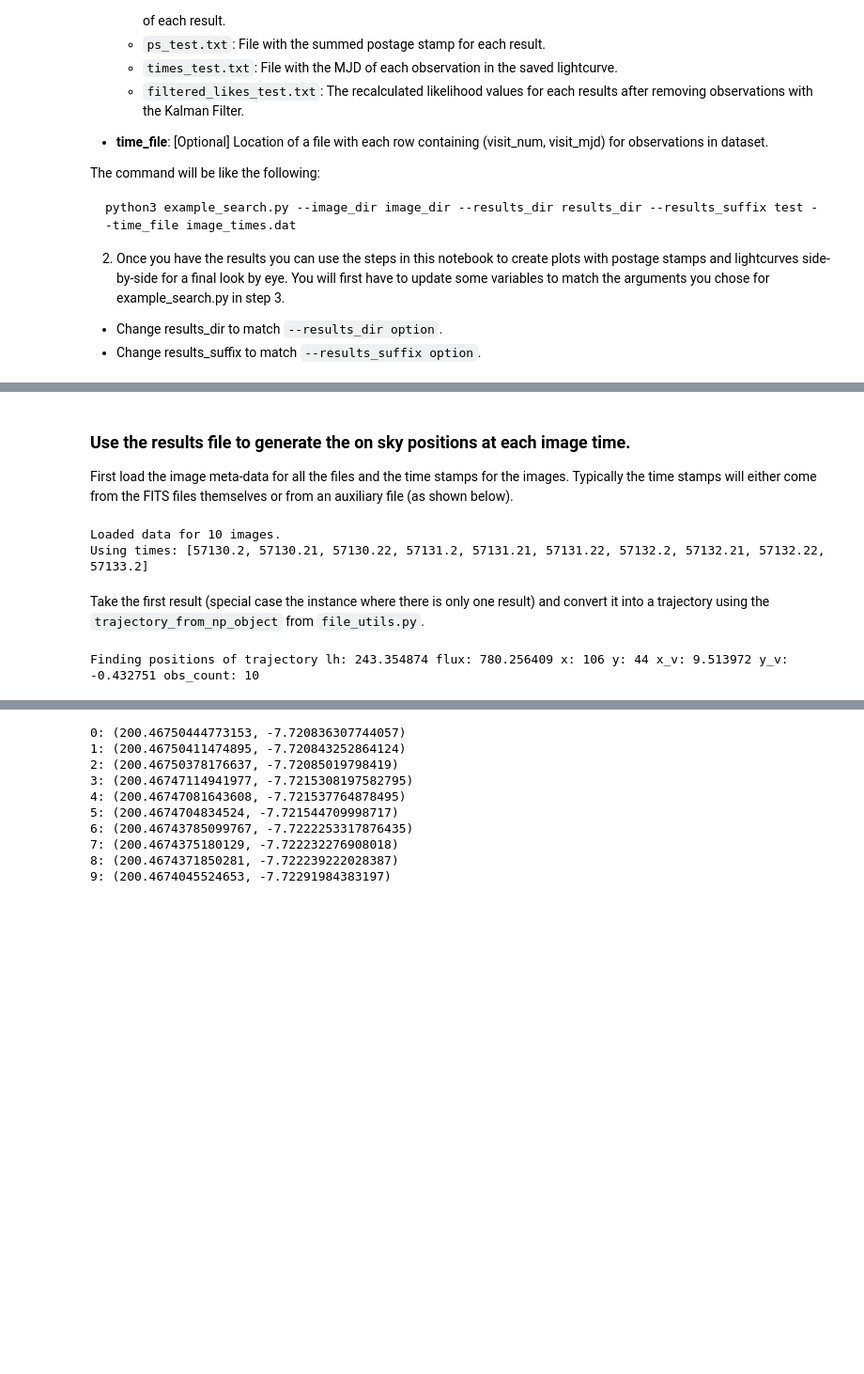
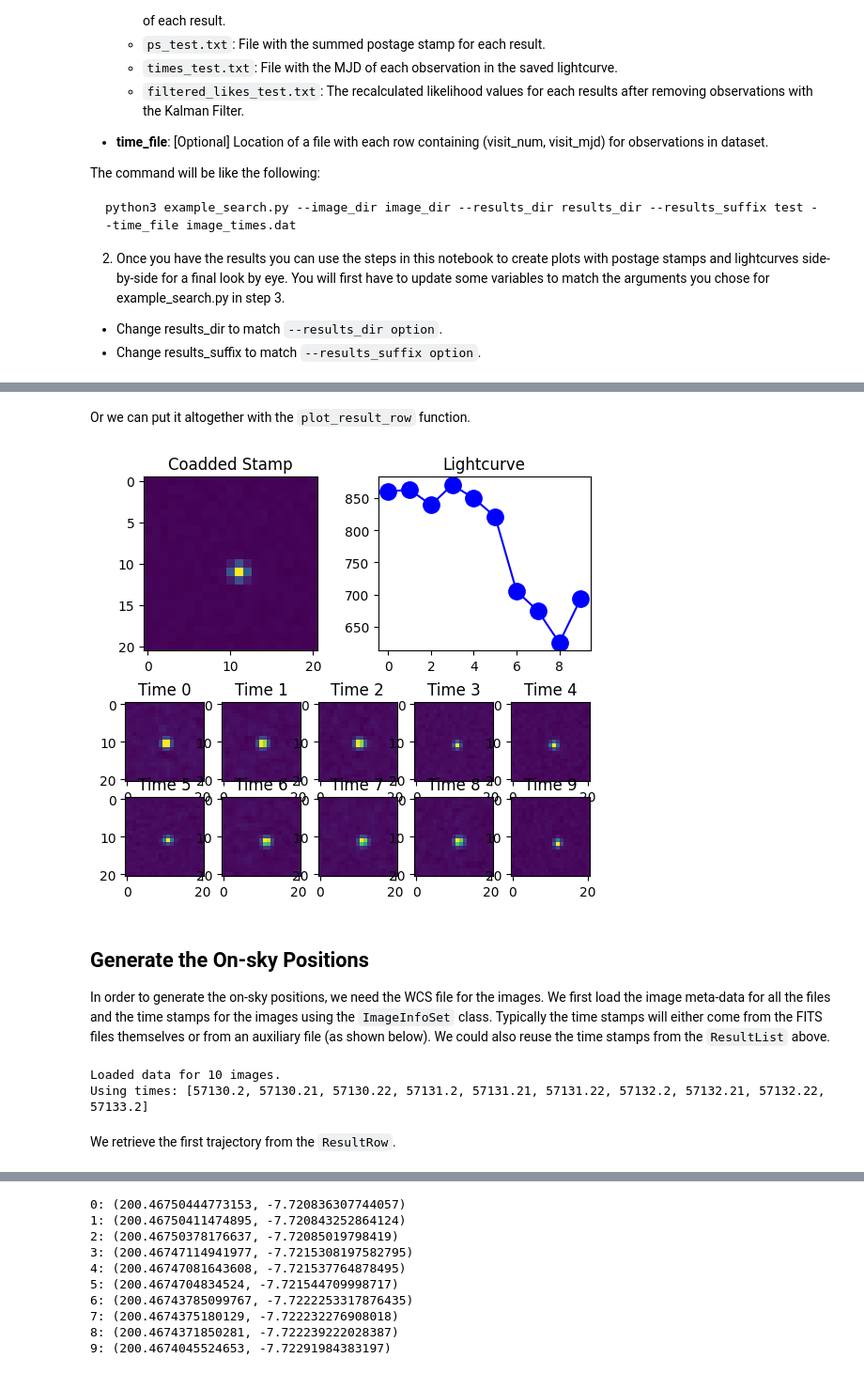
Before and after one commit to dirac-institute/kbmod, a Jupyter notebook: notebooks/kbmod_analysis_demo.ipynb, the cells around one changed output, grey strips where cells are left out. Shown at 94% size. Saved outputs shown, nothing was run; the diff lists cells and outputs as text; code cells hidden in the pictures; blank space fills up the shorter version.

```diff
--- a/notebooks/kbmod_analysis_demo.ipynb
+++ b/notebooks/kbmod_analysis_demo.ipynb
@@ -77,7 +93,13 @@ Center filtering keeps 1 out of 1 stamps.
+# %% [markdown]
+Or we can put it altogether with the `plot_result_row` function.
+# %%
+ResultsVisualizer.plot_result_row(row0)
+# %% [output]
+[figure, added]
 # %% [markdown]
-### Use the results file to generate the on sky positions at each image time.
+## Generate the On-sky Positions
 
-First load the image meta-data for all the files and the time stamps for the images. Typically the time stamps will either come from the FITS files themselves or from an auxiliary file (as shown below).
+In order to generate the on-sky positions, we need the WCS file for the images. We first load the image meta-data for all the files and the time stamps for the images using the `ImageInfoSet` class. Typically the time stamps will either come from the FITS files themselves or from an auxiliary file (as shown below). We could also reuse the time stamps from the `ResultList` above.
 # %%
 img_dir = "../data/demo"
 file_names = [f"{img_dir}/{f}" for f in sorted(os.listdir(img_dir))]
@@ -91,16 +113,5 @@ print(f"Using times: {img_info.get_all_mjd()}")
 # %% [output]
 Loaded data for 10 images.
 Using times: [57130.2, 57130.21, 57130.22, 57131.2, 57131.21, 57131.22, 57132.2, 57132.21, 57132.22, 57133.2]
-# %% [markdown]
-Take the first result (special case the instance where there is only one result) and convert it into a trajectory using the `trajectory_from_np_object` from `file_utils.py`.
-# %%
-# Take the first result, special cases instances where there is only one result.
-if len(results.shape) > 0:
-    result0 = results[0]
-else:
-    result0 = results
-trj0 = FileUtils.trajectory_from_np_object(result0)
-
-print(f"Finding positions of trajectory {trj0}")
-# %% [output]
-Finding positions of trajectory lh: 243.354874 flux: 780.256409 x: 106 y: 44 x_v: 9.513972 y_v: -0.432751 obs_count: 10
+# %% [markdown]
+We retrieve the first trajectory from the `ResultRow`.
```
Also changed, not shown: parts of 20 cells of this notebook, 2 other files.
